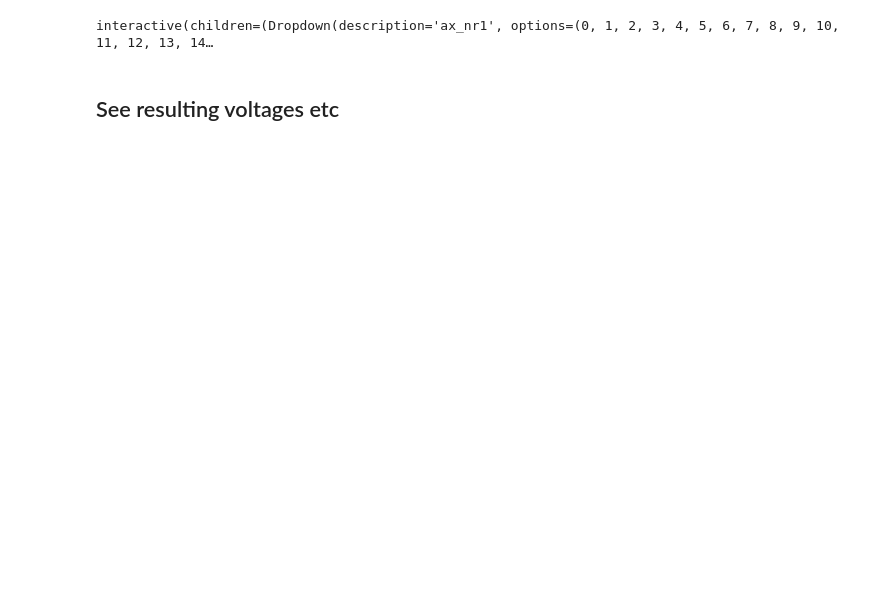
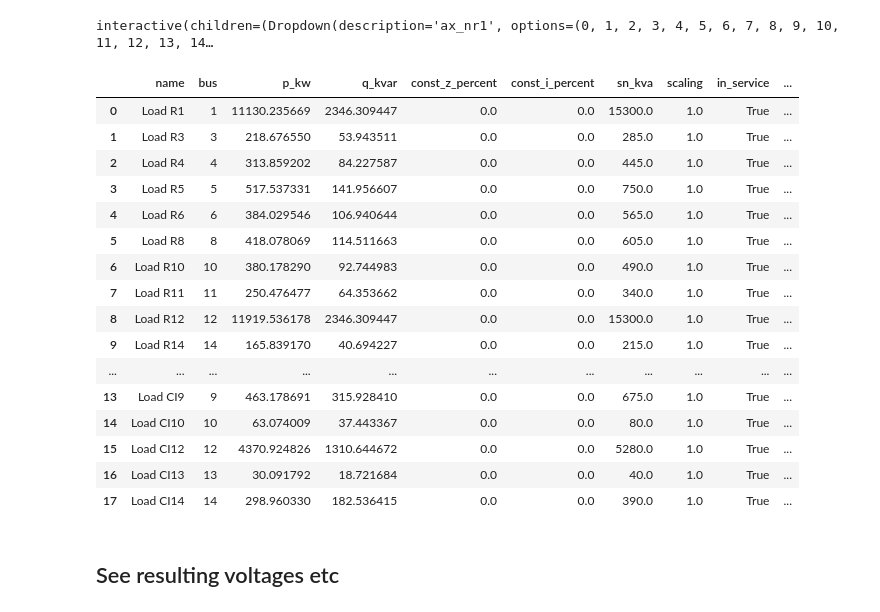
Before and after one commit to vegraux/master_thesis, a Jupyter notebook: RLpower/notebooks/visualise_actions.ipynb, the cells around one changed output. Cells and saved outputs as stored; diff of their text form; code cells hidden in the pictures; blank space fills up the shorter version.

```diff
--- a/RLpower/notebooks/visualise_actions.ipynb
+++ b/RLpower/notebooks/visualise_actions.ipynb
@@ -277,6 +184,26 @@ def plot_load(ax_nr1=range(18),ax_nr2=range(18),period=(0,200)):
     plt.tight_layout()
 # %% [output]
 interactive(children=(Dropdown(description='ax_nr1', options=(0, 1, 2, 3, 4, 5, 6, 7, 8, 9, 10, 11, 12, 13, 14…
+# %%
+env.powergrid.load
+# %% [output]
+|  | name | bus | p_kw | q_kvar | const_z_percent | const_i_percent | sn_kva | scaling | in_service | ... |
+| 0 | Load R1 | 1 | 11130.235669 | 2346.309447 | 0.0 | 0.0 | 15300.0 | 1.0 | True | ... |
+| 1 | Load R3 | 3 | 218.676550 | 53.943511 | 0.0 | 0.0 | 285.0 | 1.0 | True | ... |
+| 2 | Load R4 | 4 | 313.859202 | 84.227587 | 0.0 | 0.0 | 445.0 | 1.0 | True | ... |
+| 3 | Load R5 | 5 | 517.537331 | 141.956607 | 0.0 | 0.0 | 750.0 | 1.0 | True | ... |
+| 4 | Load R6 | 6 | 384.029546 | 106.940644 | 0.0 | 0.0 | 565.0 | 1.0 | True | ... |
+| 5 | Load R8 | 8 | 418.078069 | 114.511663 | 0.0 | 0.0 | 605.0 | 1.0 | True | ... |
+| 6 | Load R10 | 10 | 380.178290 | 92.744983 | 0.0 | 0.0 | 490.0 | 1.0 | True | ... |
+| 7 | Load R11 | 11 | 250.476477 | 64.353662 | 0.0 | 0.0 | 340.0 | 1.0 | True | ... |
+| 8 | Load R12 | 12 | 11919.536178 | 2346.309447 | 0.0 | 0.0 | 15300.0 | 1.0 | True | ... |
+| 9 | Load R14 | 14 | 165.839170 | 40.694227 | 0.0 | 0.0 | 215.0 | 1.0 | True | ... |
+| ... | ... | ... | ... | ... | ... | ... | ... | ... | ... | ... |
+| 13 | Load CI9 | 9 | 463.178691 | 315.928410 | 0.0 | 0.0 | 675.0 | 1.0 | True | ... |
+| 14 | Load CI10 | 10 | 63.074009 | 37.443367 | 0.0 | 0.0 | 80.0 | 1.0 | True | ... |
+| 15 | Load CI12 | 12 | 4370.924826 | 1310.644672 | 0.0 | 0.0 | 5280.0 | 1.0 | True | ... |
+| 16 | Load CI13 | 13 | 30.091792 | 18.721684 | 0.0 | 0.0 | 40.0 | 1.0 | True | ... |
+| 17 | Load CI14 | 14 | 298.960330 | 182.536415 | 0.0 | 0.0 | 390.0 | 1.0 | True | ... |
 # %%
 sol_bus = net.load['bus'].isin(net.sgen['bus'])
 # %% [markdown]
```
Also changed, not shown: parts of 31 cells of this notebook, 4 other files.
